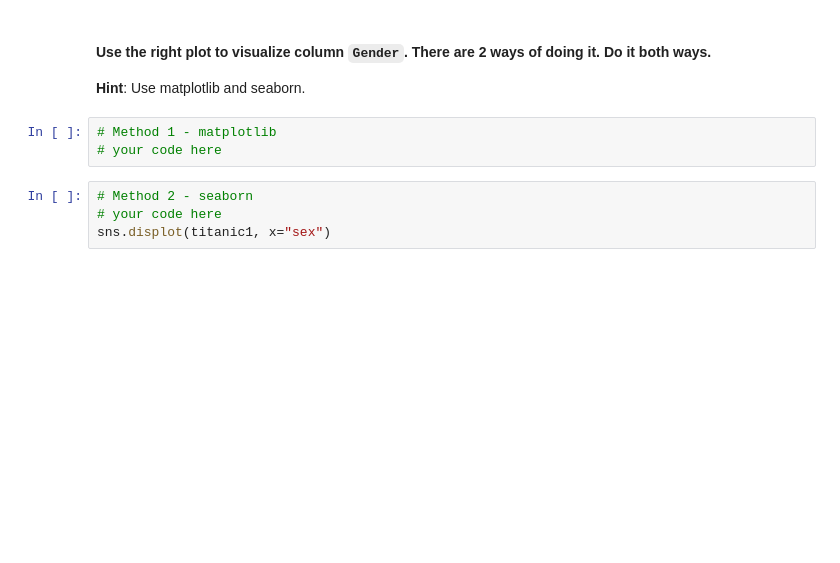
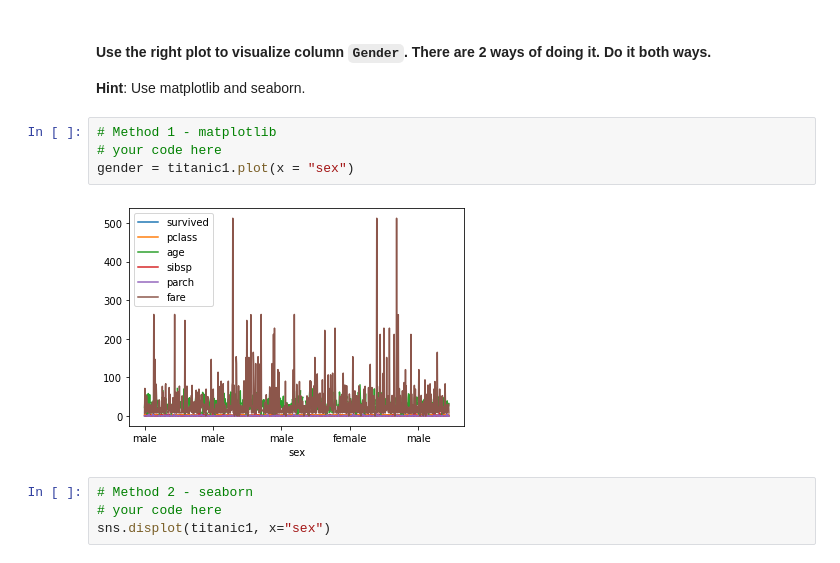
Before and after one commit to Pabloaliaga1995/dataptmad1121_labs, a Jupyter notebook: module-2/matplotlib-seaborn/your-code/main.ipynb, the cells around one changed output. Cells and saved outputs as stored; diff of their text form; blank space fills up the shorter version.

```diff
--- a/module-2/matplotlib-seaborn/your-code/main.ipynb
+++ b/module-2/matplotlib-seaborn/your-code/main.ipynb
@@ -270,6 +292,9 @@ sns.displot(titanic1, x="age")
 # %%
 # Method 1 - matplotlib
 # your code here
+gender = titanic1.plot(x = "sex")
+# %% [output]
+[figure, added]
 # %%
 # Method 2 - seaborn
 # your code here
```
Also changed, not shown: parts of 19 cells of this notebook.
